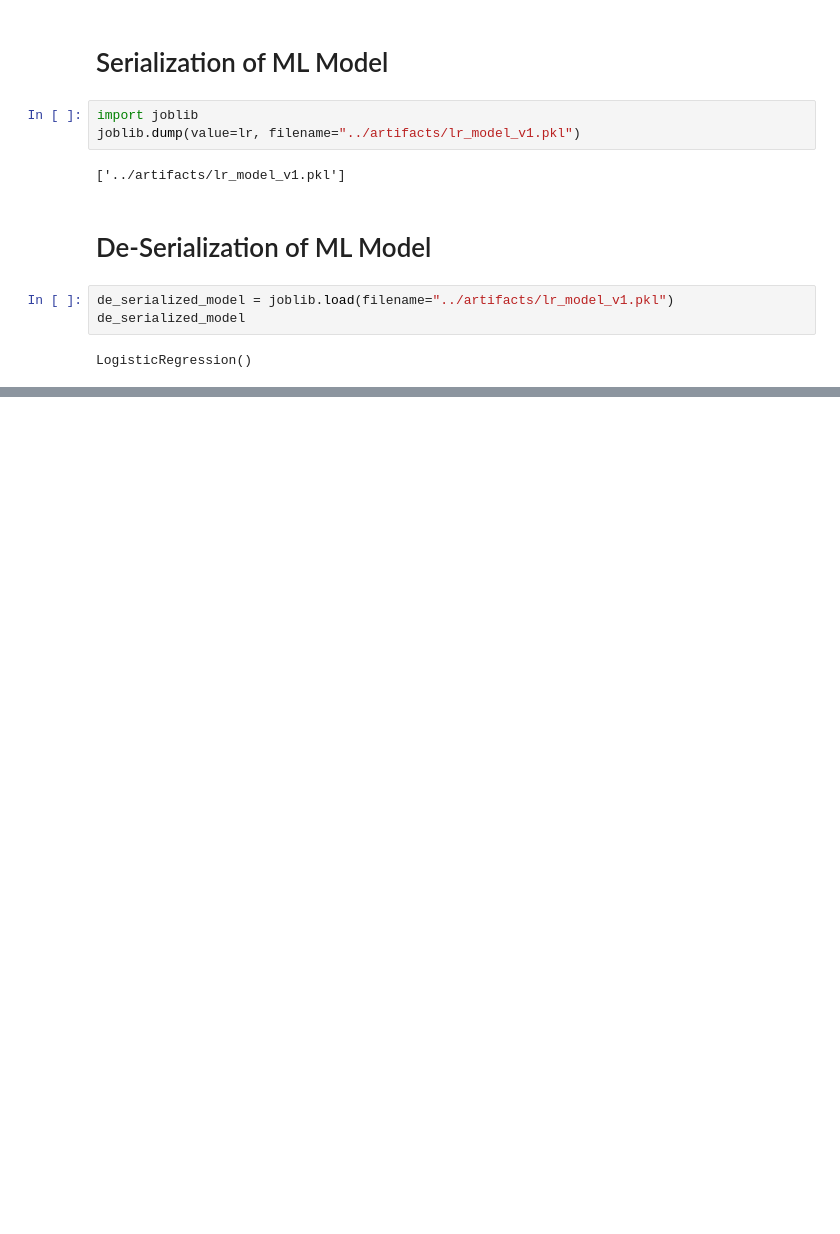
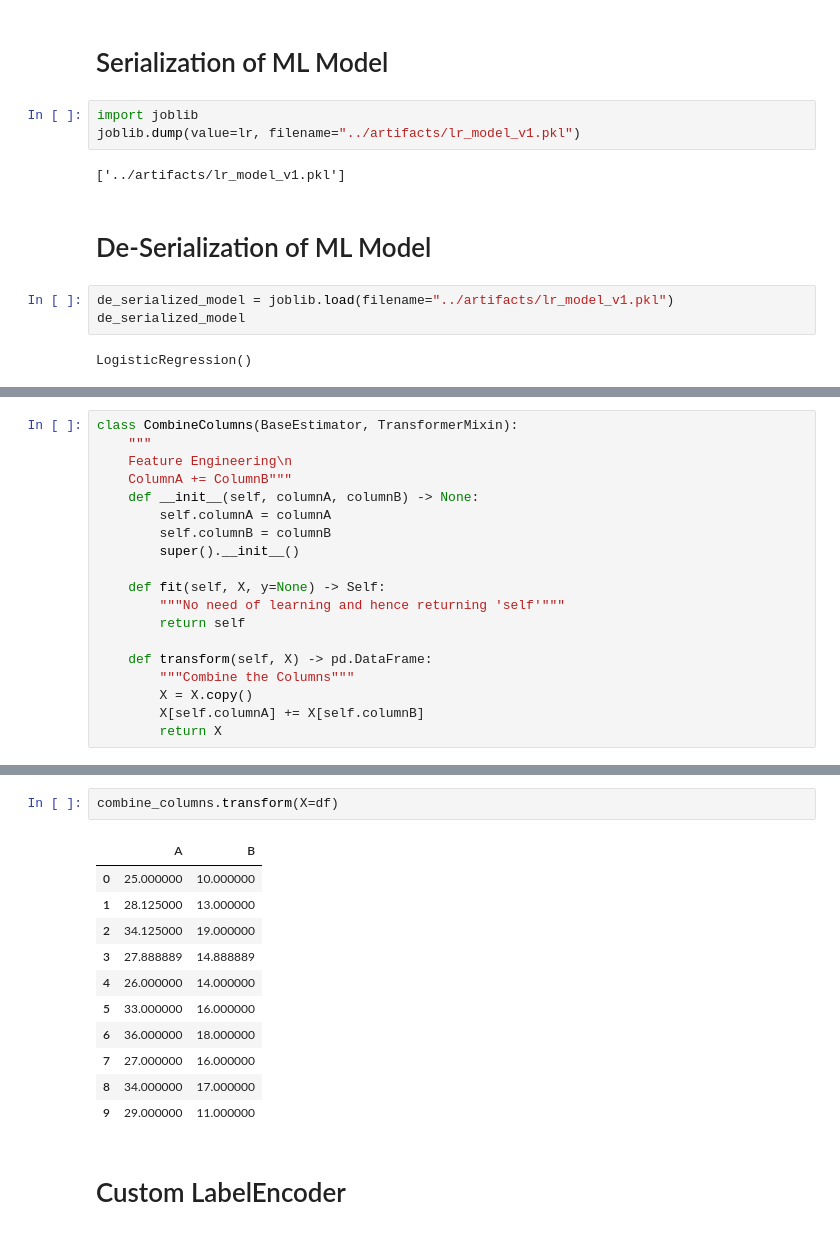
Before and after one commit to subratamondal1/automated_loan_eligibility_classification, a Jupyter notebook: notebook/loan_eligibility.ipynb, the cells around one changed output, grey strips where cells are left out. Drawn from its saved outputs; the diff is of its cells as text; blank space fills up the shorter version.

```diff
--- a/notebook/loan_eligibility.ipynb
+++ b/notebook/loan_eligibility.ipynb
@@ -420,0 +606,19 @@ print(lr.coef_)
+# %%
+class CombineColumns(BaseEstimator, TransformerMixin):
+    """
+    Feature Engineering\n
+    ColumnA += ColumnB"""
+    def __init__(self, columnA, columnB) -> None:
+        self.columnA = columnA
+        self.columnB = columnB
+        super().__init__()
+
+    def fit(self, X, y=None) -> Self:
+        """No need of learning and hence returning 'self'"""
+        return self
+
+    def transform(self, X) -> pd.DataFrame:
+        """Combine the Columns"""
+        X = X.copy()
+        X[self.columnA] += X[self.columnB]
+        return X
@@ -420,0 +648,16 @@ print(lr.coef_)
+# %%
+combine_columns.transform(X=df)
+# %% [output]
+|  | A | B |
+| 0 | 25.000000 | 10.000000 |
+| 1 | 28.125000 | 13.000000 |
+| 2 | 34.125000 | 19.000000 |
+| 3 | 27.888889 | 14.888889 |
+| 4 | 26.000000 | 14.000000 |
+| 5 | 33.000000 | 16.000000 |
+| 6 | 36.000000 | 18.000000 |
+| 7 | 27.000000 | 16.000000 |
+| 8 | 34.000000 | 17.000000 |
+| 9 | 29.000000 | 11.000000 |
+# %% [markdown]
+# Custom LabelEncoder
```
Also changed, not shown: parts of 47 cells of this notebook, 5 other files.
